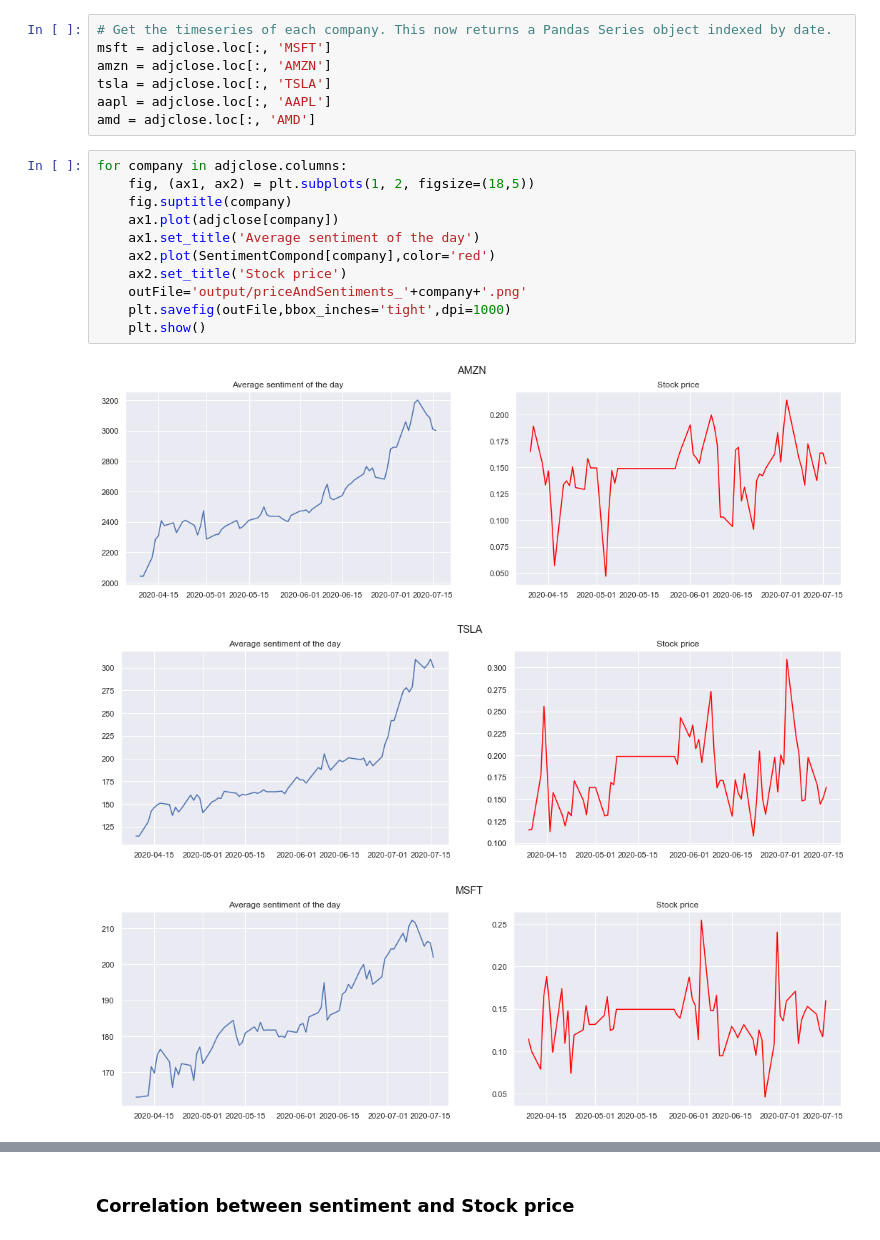
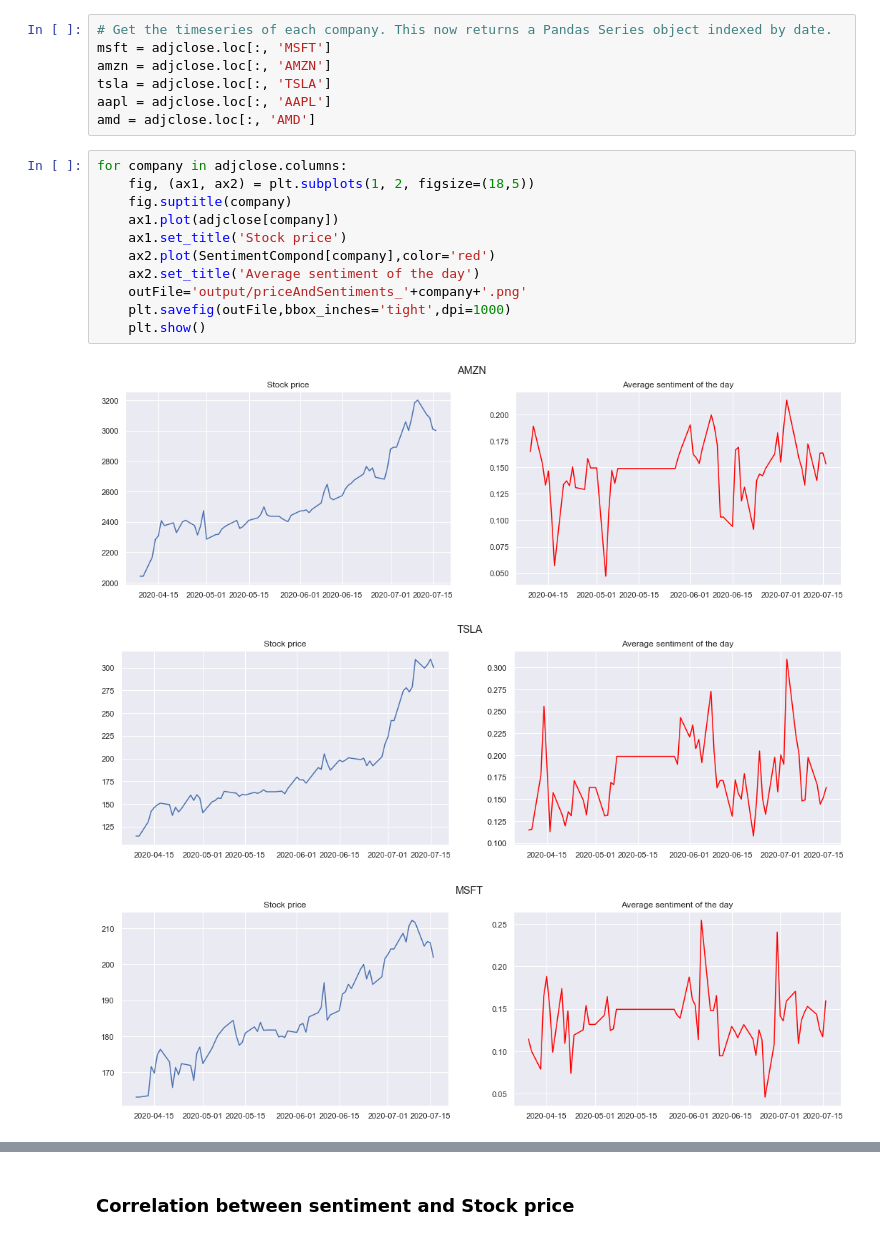
Before and after one commit to lakshyagupta2409/FinancialTweetAnalysis, a Jupyter notebook: TweetsSentiment.ipynb, the cells around one changed output, grey strips where cells are left out. Saved outputs shown, nothing was run; the diff lists cells and outputs as text.

```diff
--- a/TweetsSentiment.ipynb
+++ b/TweetsSentiment.ipynb
@@ -464,15 +452,15 @@ amd = adjclose.loc[:, 'AMD']
 # %%
 for company in adjclose.columns:
     fig, (ax1, ax2) = plt.subplots(1, 2, figsize=(18,5))
     fig.suptitle(company)
     ax1.plot(adjclose[company])
-    ax1.set_title('Average sentiment of the day')
+    ax1.set_title('Stock price')
     ax2.plot(SentimentCompond[company],color='red')
-    ax2.set_title('Stock price')
+    ax2.set_title('Average sentiment of the day')
     outFile='output/priceAndSentiments_'+company+'.png'
     plt.savefig(outFile,bbox_inches='tight',dpi=1000)
     plt.show()
 # %% [output]
-[figure, old version]
+[figure, new version]
-[figure, old version]
+[figure, new version]
-[figure, old version]
+[figure, new version]
```
Also changed, not shown: parts of 13 cells of this notebook.
